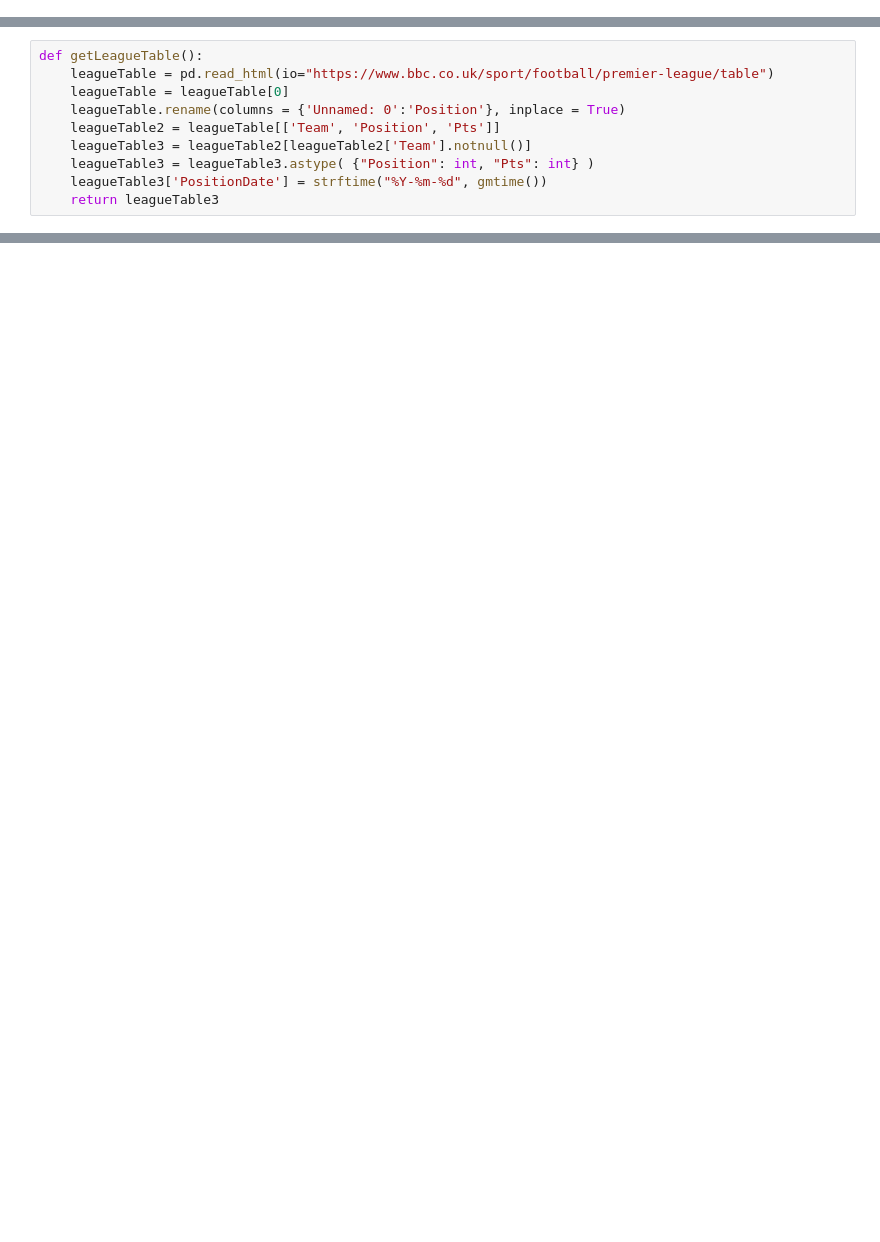
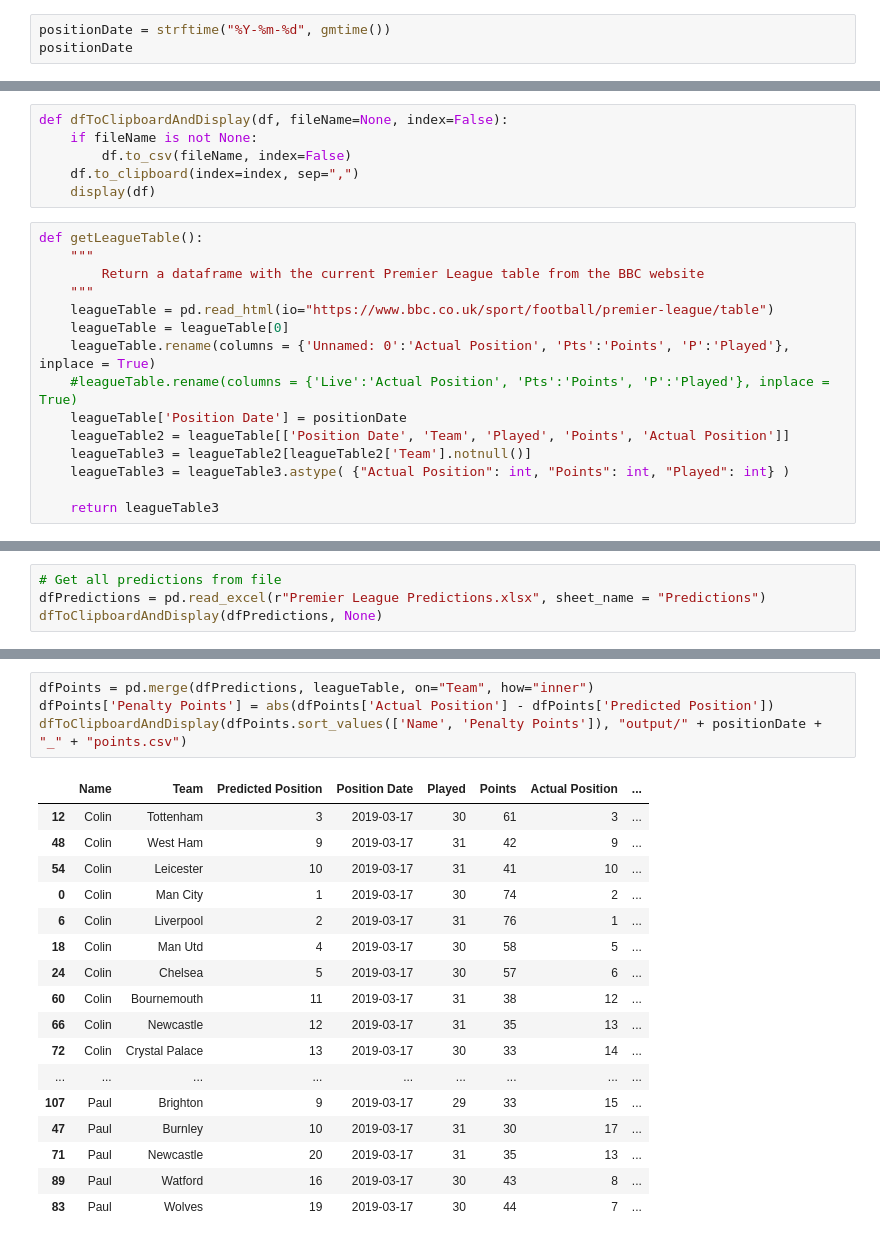
Before and after one commit to koysor/premier-league-positions, a Jupyter notebook: Premier League Position Predictions.ipynb, the cells around one changed output, grey strips where cells are left out. Saved outputs shown, nothing was run; the diff lists cells and outputs as text; blank space fills up the shorter version.

```diff
--- a/Premier League Position Predictions.ipynb
+++ b/Premier League Position Predictions.ipynb
@@ -5,0 +5,3 @@ from time import gmtime, strftime
+# %%
+positionDate = strftime("%Y-%m-%d", gmtime())
+positionDate
@@ -6,10 +10,21 @@ from time import gmtime, strftime
+# %%
+def dfToClipboardAndDisplay(df, fileName=None, index=False):
+    if fileName is not None:
+        df.to_csv(fileName, index=False)
+    df.to_clipboard(index=index, sep=",")
+    display(df)
 # %%
 def getLeagueTable():
+    """
+        Return a dataframe with the current Premier League table from the BBC website
+    """
     leagueTable = pd.read_html(io="https://www.bbc.co.uk/sport/football/premier-league/table")
     leagueTable = leagueTable[0]
-    leagueTable.rename(columns = {'Unnamed: 0':'Position'}, inplace = True)
-    leagueTable2 = leagueTable[['Team', 'Position', 'Pts']]
+    leagueTable.rename(columns = {'Unnamed: 0':'Actual Position', 'Pts':'Points', 'P':'Played'}, inplace = True)
+    #leagueTable.rename(columns = {'Live':'Actual Position', 'Pts':'Points', 'P':'Played'}, inplace = True)
+    leagueTable['Position Date'] = positionDate
+    leagueTable2 = leagueTable[['Position Date', 'Team', 'Played', 'Points', 'Actual Position']]
     leagueTable3 = leagueTable2[leagueTable2['Team'].notnull()]
-    leagueTable3 = leagueTable3.astype( {"Position": int, "Pts": int} )
-    leagueTable3['PositionDate'] = strftime("%Y-%m-%d", gmtime())
+    leagueTable3 = leagueTable3.astype( {"Actual Position": int, "Points": int, "Played": int} )
+
     return leagueTable3
@@ -37,0 +53,4 @@ leagueTable
+# %%
+# Get all predictions from file
+dfPredictions = pd.read_excel(r"Premier League Predictions.xlsx", sheet_name = "Predictions")
+dfToClipboardAndDisplay(dfPredictions, None)
@@ -37,0 +76,22 @@ leagueTable
+# %%
+dfPoints = pd.merge(dfPredictions, leagueTable, on="Team", how="inner")
+dfPoints['Penalty Points'] = abs(dfPoints['Actual Position'] - dfPoints['Predicted Position'])
+dfToClipboardAndDisplay(dfPoints.sort_values(['Name', 'Penalty Points']), "output/" + positionDate + "_" + "points.csv")
+# %% [output]
+|  | Name | Team | Predicted Position | Position Date | Played | Points | Actual Position | ... |
+| 12 | Colin | Tottenham | 3 | 2019-03-17 | 30 | 61 | 3 | ... |
+| 48 | Colin | West Ham | 9 | 2019-03-17 | 31 | 42 | 9 | ... |
+| 54 | Colin | Leicester | 10 | 2019-03-17 | 31 | 41 | 10 | ... |
+| 0 | Colin | Man City | 1 | 2019-03-17 | 30 | 74 | 2 | ... |
+| 6 | Colin | Liverpool | 2 | 2019-03-17 | 31 | 76 | 1 | ... |
+| 18 | Colin | Man Utd | 4 | 2019-03-17 | 30 | 58 | 5 | ... |
+| 24 | Colin | Chelsea | 5 | 2019-03-17 | 30 | 57 | 6 | ... |
+| 60 | Colin | Bournemouth | 11 | 2019-03-17 | 31 | 38 | 12 | ... |
+| 66 | Colin | Newcastle | 12 | 2019-03-17 | 31 | 35 | 13 | ... |
+| 72 | Colin | Crystal Palace | 13 | 2019-03-17 | 30 | 33 | 14 | ... |
+| ... | ... | ... | ... | ... | ... | ... | ... | ... |
+| 107 | Paul | Brighton | 9 | 2019-03-17 | 29 | 33 | 15 | ... |
+| 47 | Paul | Burnley | 10 | 2019-03-17 | 31 | 30 | 17 | ... |
+| 71 | Paul | Newcastle | 20 | 2019-03-17 | 31 | 35 | 13 | ... |
+| 89 | Paul | Watford | 16 | 2019-03-17 | 30 | 43 | 8 | ... |
+| 83 | Paul | Wolves | 19 | 2019-03-17 | 30 | 44 | 7 | ... |
```
Also changed, not shown: parts of 12 cells of this notebook, 4 other files.
